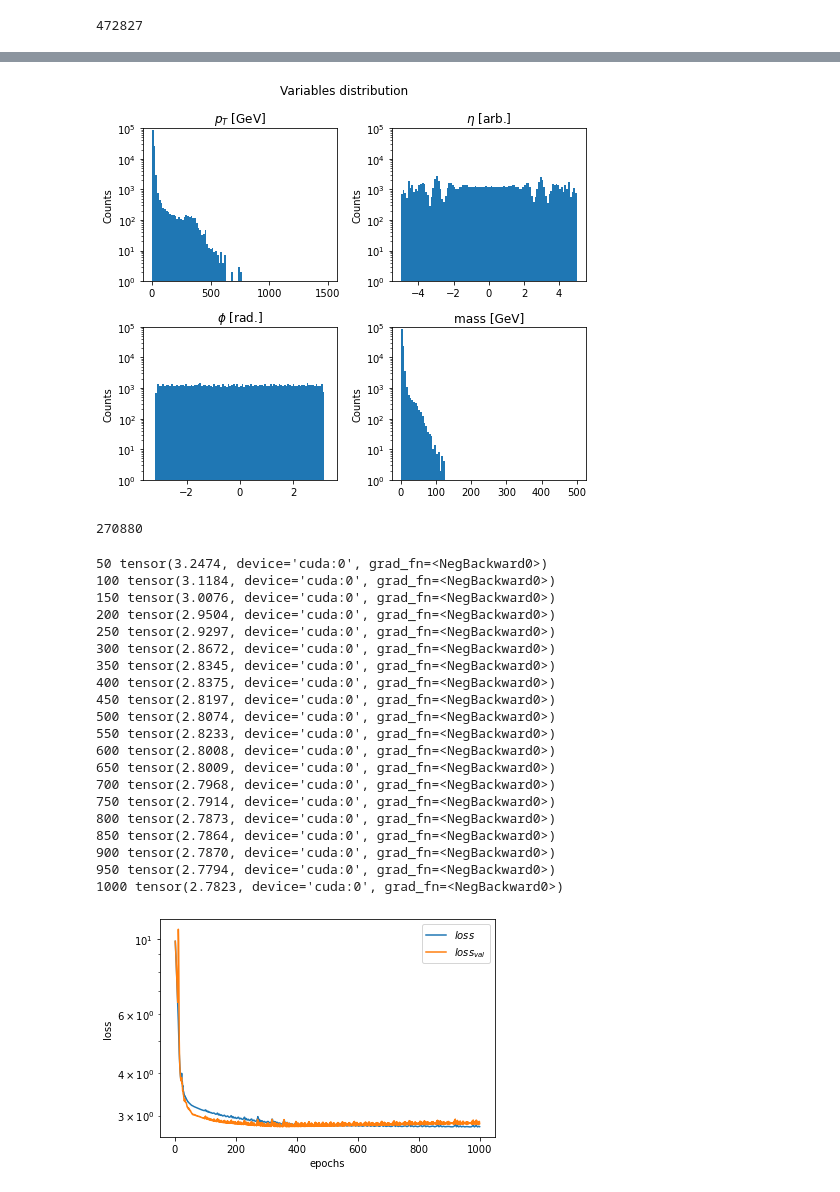
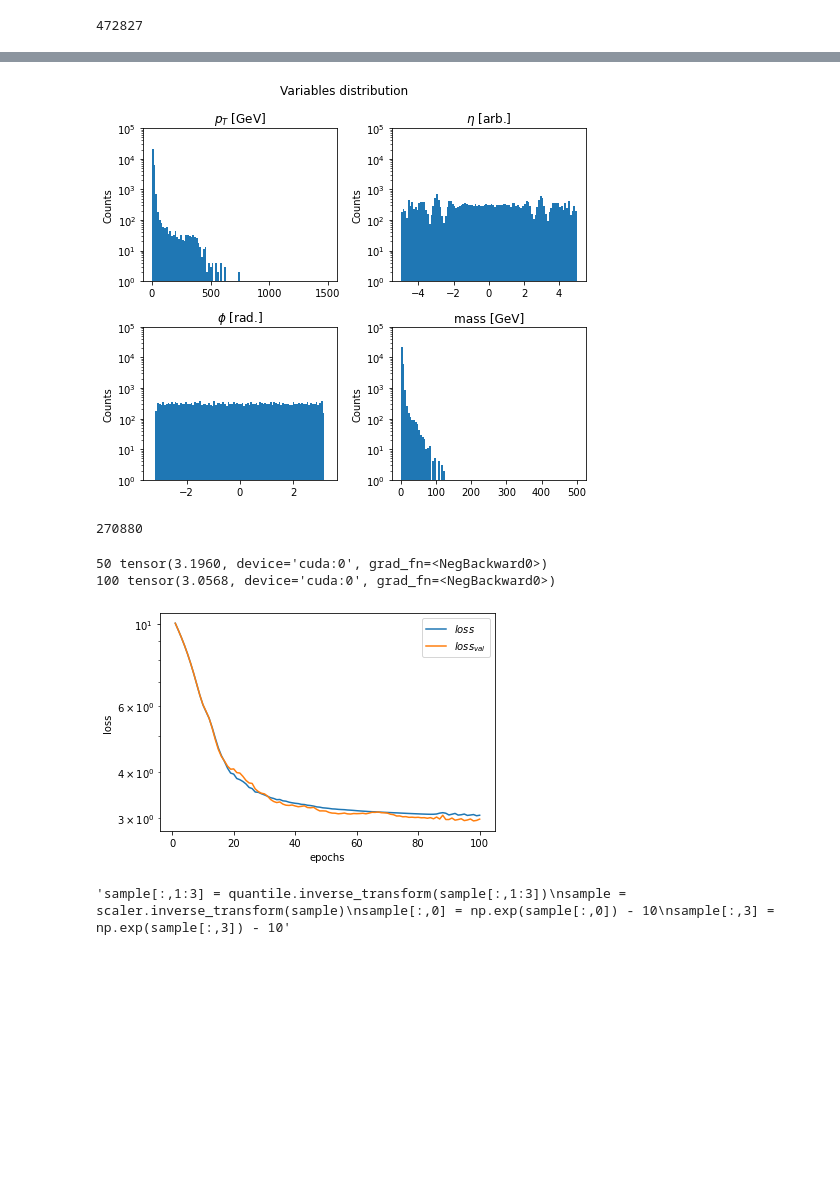
Before and after one commit to igordt/CMEPDA, a Jupyter notebook: Originale.ipynb, the cells around one changed output, grey strips where cells are left out. Drawn from its saved outputs; the diff is of its cells as text; code cells hidden in the pictures; blank space fills up the shorter version.

```diff
--- a/Originale.ipynb
+++ b/Originale.ipynb
@@ -77,7 +77,7 @@ print(L)
 # %%
 ###LOG SU 0 E 3,STD SU TUTTE E QUATTRO LE FEATURES E QUANTILE SU 1,2
 
-x = x[:int(L/4),:] #da mettere al massimo a 8 in colab
+x = x[:int(L/16),:] #da mettere al massimo a 8 in colab
 xval = xval[:len(x),:]
 
 num_features = 4
@@ -170,7 +170,7 @@ fig.tight_layout()
 plt.show()
 fig.savefig('figures/Variables_distribution.pdf',dpi=190)
 # %% [output]
-[figure, old version]
+[figure, new version]
 # %%
 num_iterations = 4 #andrà messo a 8 su colab
 num_features=4 #just for testing
@@ -194,56 +194,46 @@ flow = flow.to('cuda')
 # %% [output]
 270880
 # %%
-num_iter = 1000 #andrà messo a 10000 su colab
+num_iter = 100 #andrà messo a 10000 su colab
 
 figloss=plt.figure()
 loss_values = []
 loss_validation = []
 for i in range(num_iter):
   optimizer.zero_grad()
   loss = -flow.log_prob(inputs=xt).mean()
   loss_val = -flow.log_prob(inputs=xval).mean()
   loss.backward()
   optimizer.step()
   loss_values.append(loss.cpu().detach().numpy())
   loss_validation.append(loss_val.cpu().detach().numpy())
   if (i+1) % 50 == 0:
     print(i+1,loss)
 
 plt.plot(range(1, num_iter+1), loss_values, label='$loss$')
 plt.plot(range(1, num_iter+1), loss_validation,label='$loss_{val}$')
 plt.xlabel('epochs')
 plt.ylabel('loss')
 plt.yscale('log')
 plt.legend()
 plt.show()
 figloss.savefig('figures/Loss_comparison.pdf',dpi=190)
 # %% [output]
-50 tensor(3.2474, device='cuda:0', grad_fn=<NegBackward0>)
-100 tensor(3.1184, device='cuda:0', grad_fn=<NegBackward0>)
-150 tensor(3.0076, device='cuda:0', grad_fn=<NegBackward0>)
-200 tensor(2.9504, device='cuda:0', grad_fn=<NegBackward0>)
-250 tensor(2.9297, device='cuda:0', grad_fn=<NegBackward0>)
-300 tensor(2.8672, device='cuda:0', grad_fn=<NegBackward0>)
-350 tensor(2.8345, device='cuda:0', grad_fn=<NegBackward0>)
-400 tensor(2.8375, device='cuda:0', grad_fn=<NegBackward0>)
-450 tensor(2.8197, device='cuda:0', grad_fn=<NegBackward0>)
-500 tensor(2.8074, device='cuda:0', grad_fn=<NegBackward0>)
-550 tensor(2.8233, device='cuda:0', grad_fn=<NegBackward0>)
-600 tensor(2.8008, device='cuda:0', grad_fn=<NegBackward0>)
-650 tensor(2.8009, device='cuda:0', grad_fn=<NegBackward0>)
-700 tensor(2.7968, device='cuda:0', grad_fn=<NegBackward0>)
-750 tensor(2.7914, device='cuda:0', grad_fn=<NegBackward0>)
-800 tensor(2.7873, device='cuda:0', grad_fn=<NegBackward0>)
-850 tensor(2.7864, device='cuda:0', grad_fn=<NegBackward0>)
-900 tensor(2.7870, device='cuda:0', grad_fn=<NegBackward0>)
-950 tensor(2.7794, device='cuda:0', grad_fn=<NegBackward0>)
-1000 tensor(2.7823, device='cuda:0', grad_fn=<NegBackward0>)
+50 tensor(3.1960, device='cuda:0', grad_fn=<NegBackward0>)
+100 tensor(3.0568, device='cuda:0', grad_fn=<NegBackward0>)
-[figure, old version]
+[figure, new version]
 # %%
 sample = flow.sample(int(len(x)))
 sample = sample.cpu().detach().numpy()
 sample = trasformation.prep(original=x, transformed=sample, dir='backward', index_log=([0,3]), range_quantile=([1,2]), n_quantiles=10000)
+# %%
+'''sample[:,1:3] = quantile.inverse_transform(sample[:,1:3])
+sample = scaler.inverse_transform(sample)
+sample[:,0] = np.exp(sample[:,0]) - 10
+sample[:,3] = np.exp(sample[:,3]) - 10'''
+#function(data,range_log, range_std, range_quantile,direction)
+# %% [output]
+'sample[:,1:3] = quantile.inverse_transform(sample[:,1:3])\nsample = scaler.inverse_transform(sample)\nsample[:,0] = np.exp(sample[:,0]) - 10\nsample[:,3] = np.exp(sample[:,3]) - 10'
 # %%
 fig,axs = plt.subplots(2, 2,figsize=(7,6))
 fig.suptitle("Variables distribution")
```
Also changed, not shown: parts of 6 cells of this notebook, 4 other files.
